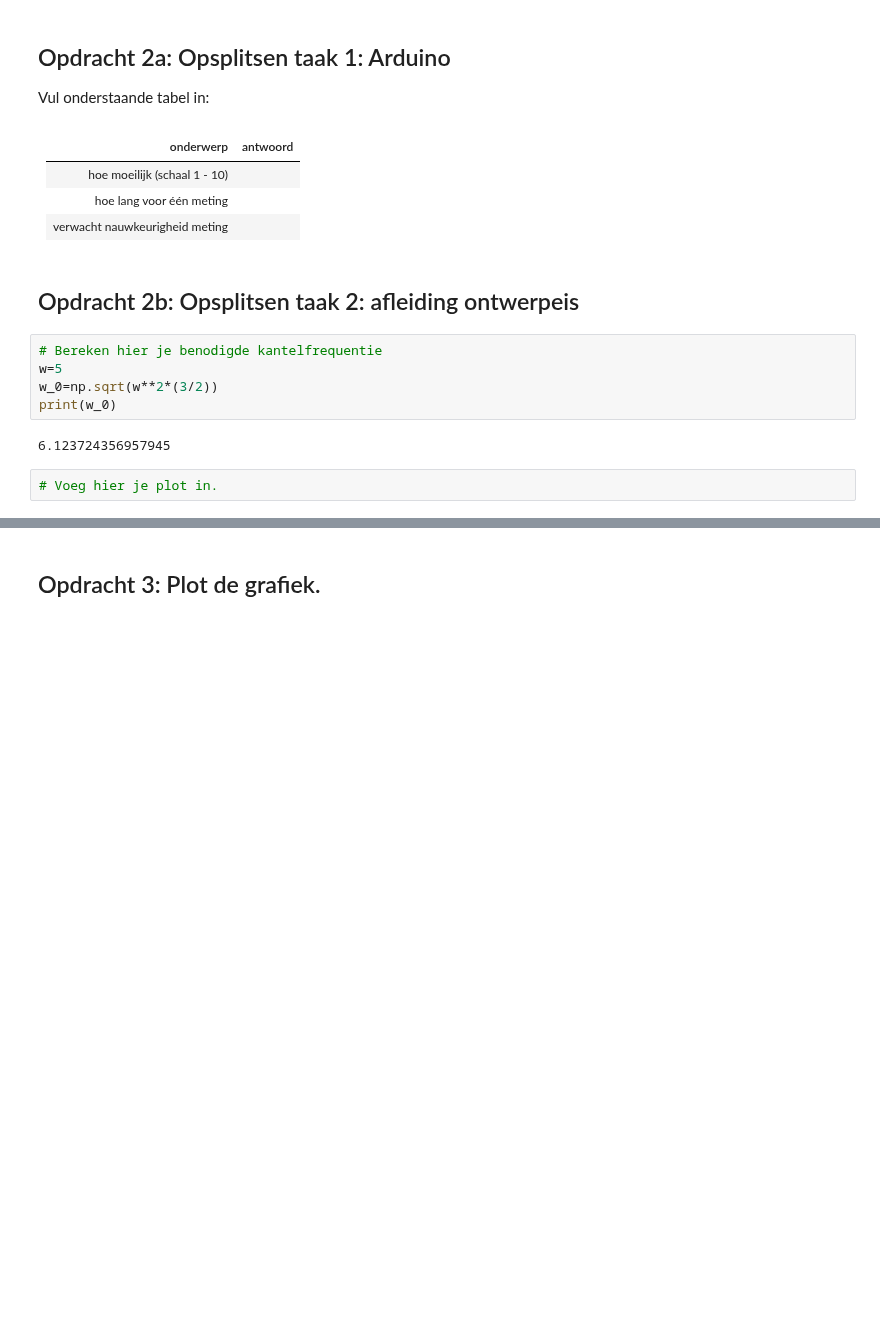
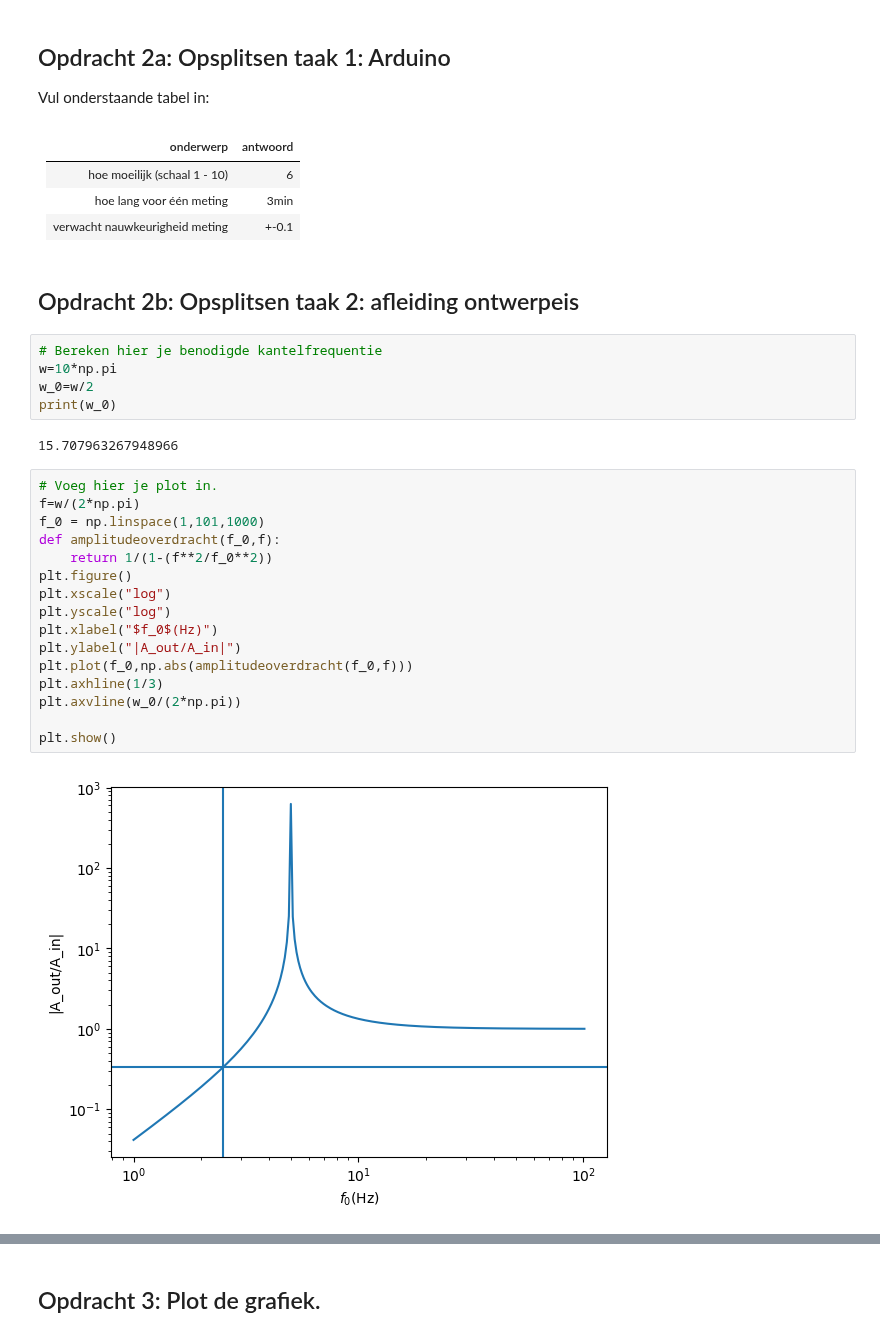
Before and after one commit to tdenooijer26/DEF-T-opdrachten, a Jupyter notebook: FysiekeOntwerpopdrachten/5MaakEenOpstellingTrillingsvrij/Ontwerpopdracht5MaakEenOpstellingTrillingsvrijInvulTemplate.ipynb, the cells around one changed output, grey strips where cells are left out. Saved outputs shown, nothing was run; the diff lists cells and outputs as text; blank space fills up the shorter version.

```diff
--- a/FysiekeOntwerpopdrachten/5MaakEenOpstellingTrillingsvrij/Ontwerpopdracht5MaakEenOpstellingTrillingsvrijInvulTemplate.ipynb
+++ b/FysiekeOntwerpopdrachten/5MaakEenOpstellingTrillingsvrij/Ontwerpopdracht5MaakEenOpstellingTrillingsvrijInvulTemplate.ipynb
@@ -39,19 +37,35 @@ Vul onderstaande tabel in:
 # %% [markdown]
 | onderwerp    | antwoord  |
 |---|---|
-| hoe moeilijk (schaal 1 - 10) |  |
-| hoe lang voor één meting |  |
-| verwacht nauwkeurigheid meting |  |
+| hoe moeilijk (schaal 1 - 10) | 6 |
+| hoe lang voor één meting | 3min |
+| verwacht nauwkeurigheid meting | +-0.1 |
 # %% [markdown]
 ## Opdracht 2b: Opsplitsen taak 2: afleiding ontwerpeis
 # %%
 # Bereken hier je benodigde kantelfrequentie
-w=5
-w_0=np.sqrt(w**2*(3/2))
+w=10*np.pi
+w_0=w/2
 print(w_0)
 # %% [output]
-6.123724356957945
+15.707963267948966
 # %%
 # Voeg hier je plot in.
+f=w/(2*np.pi)
+f_0 = np.linspace(1,101,1000)
+def amplitudeoverdracht(f_0,f):
+    return 1/(1-(f**2/f_0**2))
+plt.figure()
+plt.xscale("log")
+plt.yscale("log")
+plt.xlabel("$f_0$(Hz)")
+plt.ylabel("|A_out/A_in|")
+plt.plot(f_0,np.abs(amplitudeoverdracht(f_0,f)))
+plt.axhline(1/3)
+plt.axvline(w_0/(2*np.pi))
+
+plt.show()
+# %% [output]
+[figure, added]
 # %%
 # Bereken hier de minimale Delta-x waarbij je aan de eis van de opdracht voldoet.
```
Also changed, not shown: parts of 13 cells of this notebook, 2 other files.
